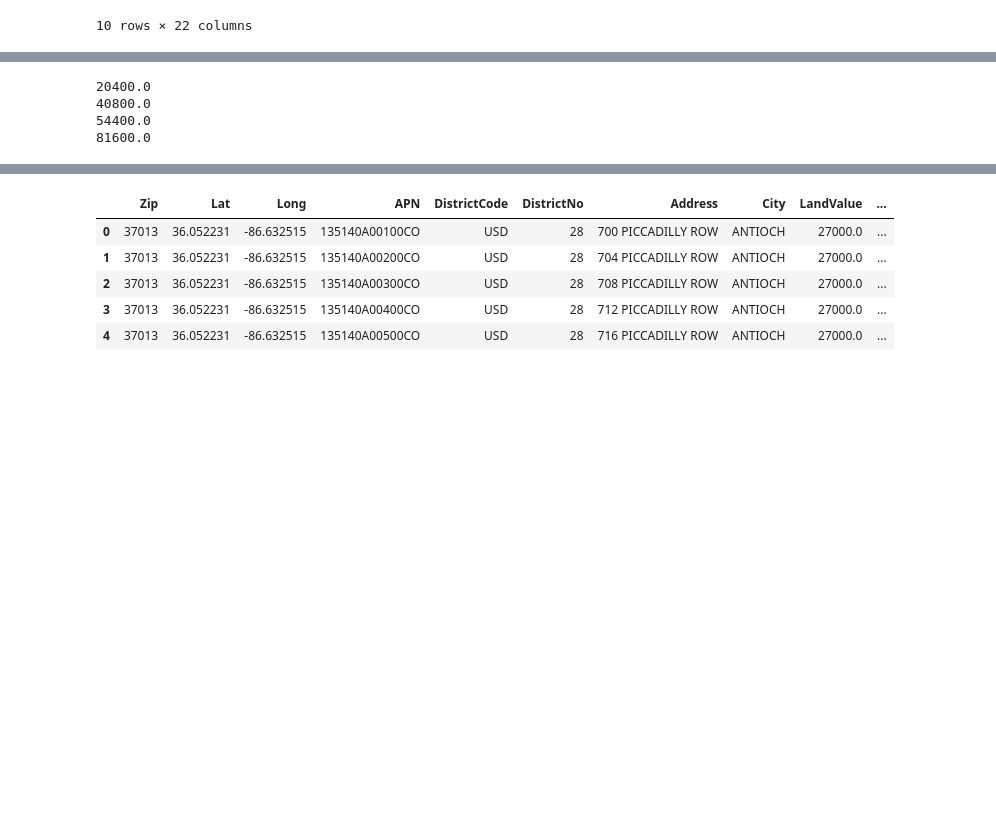
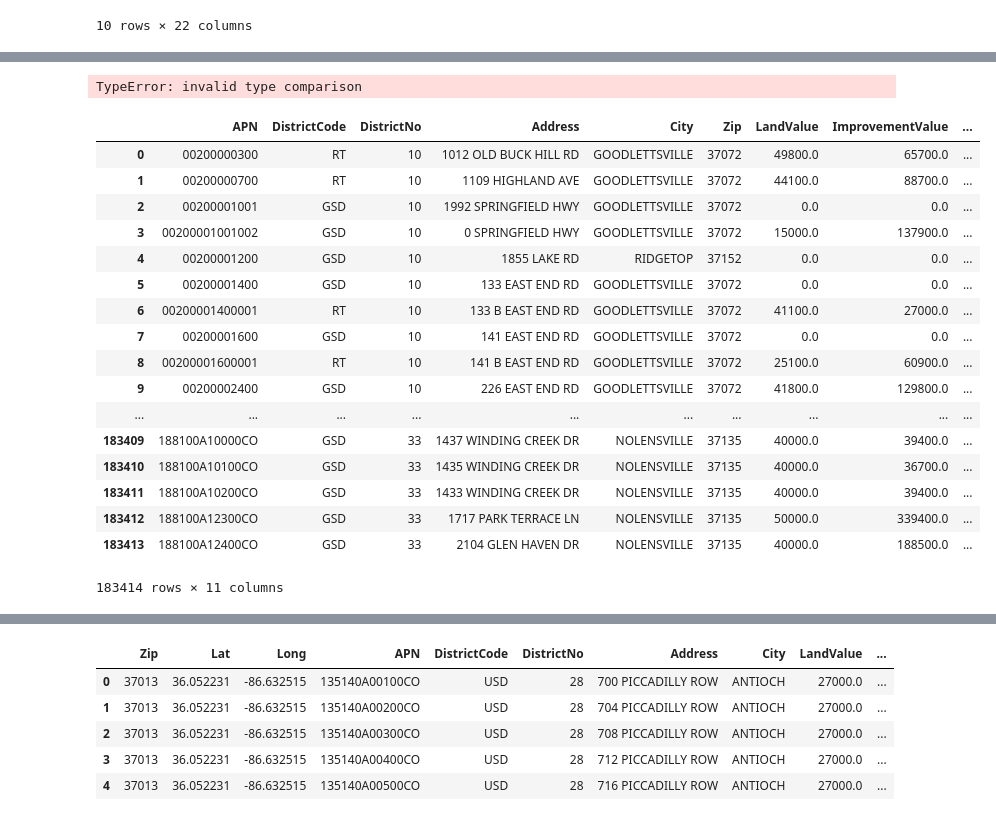
Before and after one commit to asidamo/affordable-housing, a Jupyter notebook: data-question-4-plaid-platypi.ipynb, the cells around one changed output, grey strips where cells are left out. Drawn from its saved outputs; the diff is of its cells as text; code cells hidden in the pictures; blank space fills up the shorter version.

```diff
--- a/data-question-4-plaid-platypi.ipynb
+++ b/data-question-4-plaid-platypi.ipynb
@@ -245,23 +324,16 @@ Coord_df.head(10)
 # morgage formula
 # P = L[c(1 + c)n]/[(1 + c)n - 1], P=monthly payment,c=interest rate,n =number of months
 # calculate yearly spending
-Family_2013['Yearly_Housing_Spending']=12*(Family_2013.AppraisedValue-Family_2013.AppraisedValue*0.05)*(0.003958*(1+0.003958)**360)/((1+0.003958)**360-1)
-Family_2009['Yearly_Housing_Spending']=12*(Family_2009.AppraisedValue-Family_2009.AppraisedValue*0.05)*(0.003958*(1+0.003958)**360)/((1+0.003958)**360-1)
-Family_2017['Yearly_Housing_Spending']=12*(Family_2017.AppraisedValue-Family_2017.AppraisedValue*0.05)*(0.003958*(1+0.003958)**360)/((1+0.003958)**360-1)
+Family_2013['Monthly_Housing_Spending']=(Family_2013.AppraisedValue-Family_2013.AppraisedValue*0.05)*(0.003958*(1+0.003958)**360)/((1+0.003958)**360-1)
+Family_2009['Monthly_Housing_Spending']=(Family_2009.AppraisedValue-Family_2009.AppraisedValue*0.05)*(0.003958*(1+0.003958)**360)/((1+0.003958)**360-1)
+Family_2017['Monthly_Housing_Spending']=(Family_2017.AppraisedValue-Family_2017.AppraisedValue*0.05)*(0.003958*(1+0.003958)**360)/((1+0.003958)**360-1)
+
+nulls09 = Family_2009_Zip.loc[Family_2009_Zip['Lat'] == 'nan'].index
+nulls13 = Family_2013_zip.loc[Family_2013_zip['Lat'] == 'nan'].index
+nulls17 = Family_2017_zip.loc[Family_2017_zip['Lat'] == 'nan'].index
+
+Family_2009_Zip = Family_2009_Zip.drop(index=nulls09)
+Family_2013_zip = Family_2013_zip.drop(index=nulls13)
+Family_2017_zip = Family_2017_zip.drop(index=nulls17)
+# %% [output]
+TypeError: invalid type comparison
-# %%
-AMI=68000
-
-income_cat_1=0.30* AMI
-income_cat_2=0.60*AMI
-income_cat_3=0.80*AMI
-income_cat_4=1.20*AMI
-
-print(income_cat_1)
-print(income_cat_2)
-print(income_cat_3)
-print(income_cat_4)
-# %% [output]
-20400.0
-40800.0
-54400.0
-81600.0
@@ -288,0 +340,21 @@ Family_2017['Buckets']=Family_2017.Yearly_Housing_Spending.apply(bucket)
+# %%
+Family_2009
+# %% [output]
+|  | APN | DistrictCode | DistrictNo | Address | City | Zip | LandValue | ImprovementValue | ... |
+| 0 | 00200000300 | RT | 10 | 1012 OLD BUCK HILL RD | GOODLETTSVILLE | 37072 | 49800.0 | 65700.0 | ... |
+| 1 | 00200000700 | RT | 10 | 1109 HIGHLAND AVE | GOODLETTSVILLE | 37072 | 44100.0 | 88700.0 | ... |
+| 2 | 00200001001 | GSD | 10 | 1992 SPRINGFIELD HWY | GOODLETTSVILLE | 37072 | 0.0 | 0.0 | ... |
+| 3 | 00200001001002 | GSD | 10 | 0 SPRINGFIELD HWY | GOODLETTSVILLE | 37072 | 15000.0 | 137900.0 | ... |
+| 4 | 00200001200 | GSD | 10 | 1855 LAKE RD | RIDGETOP | 37152 | 0.0 | 0.0 | ... |
+| 5 | 00200001400 | GSD | 10 | 133 EAST END RD | GOODLETTSVILLE | 37072 | 0.0 | 0.0 | ... |
+| 6 | 00200001400001 | RT | 10 | 133 B EAST END RD | GOODLETTSVILLE | 37072 | 41100.0 | 27000.0 | ... |
+| 7 | 00200001600 | GSD | 10 | 141 EAST END RD | GOODLETTSVILLE | 37072 | 0.0 | 0.0 | ... |
+| 8 | 00200001600001 | RT | 10 | 141 B EAST END RD | GOODLETTSVILLE | 37072 | 25100.0 | 60900.0 | ... |
+| 9 | 00200002400 | GSD | 10 | 226 EAST END RD | GOODLETTSVILLE | 37072 | 41800.0 | 129800.0 | ... |
+| ... | ... | ... | ... | ... | ... | ... | ... | ... | ... |
+| 183409 | 188100A10000CO | GSD | 33 | 1437 WINDING CREEK DR | NOLENSVILLE | 37135 | 40000.0 | 39400.0 | ... |
+| 183410 | 188100A10100CO | GSD | 33 | 1435 WINDING CREEK DR | NOLENSVILLE | 37135 | 40000.0 | 36700.0 | ... |
+| 183411 | 188100A10200CO | GSD | 33 | 1433 WINDING CREEK DR | NOLENSVILLE | 37135 | 40000.0 | 39400.0 | ... |
+| 183412 | 188100A12300CO | GSD | 33 | 1717 PARK TERRACE LN | NOLENSVILLE | 37135 | 50000.0 | 339400.0 | ... |
+| 183413 | 188100A12400CO | GSD | 33 | 2104 GLEN HAVEN DR | NOLENSVILLE | 37135 | 40000.0 | 188500.0 | ... |
+183414 rows × 11 columns
```
Also changed, not shown: parts of 26 cells of this notebook.
